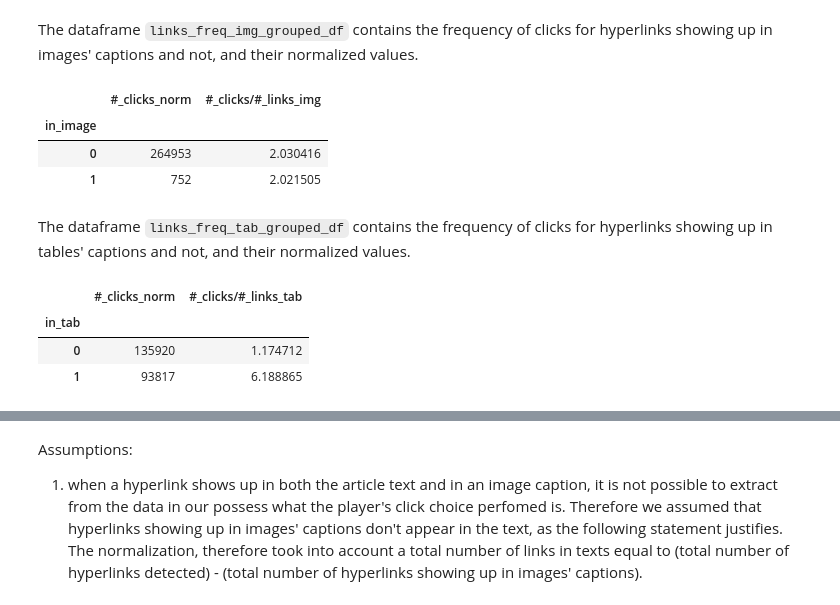
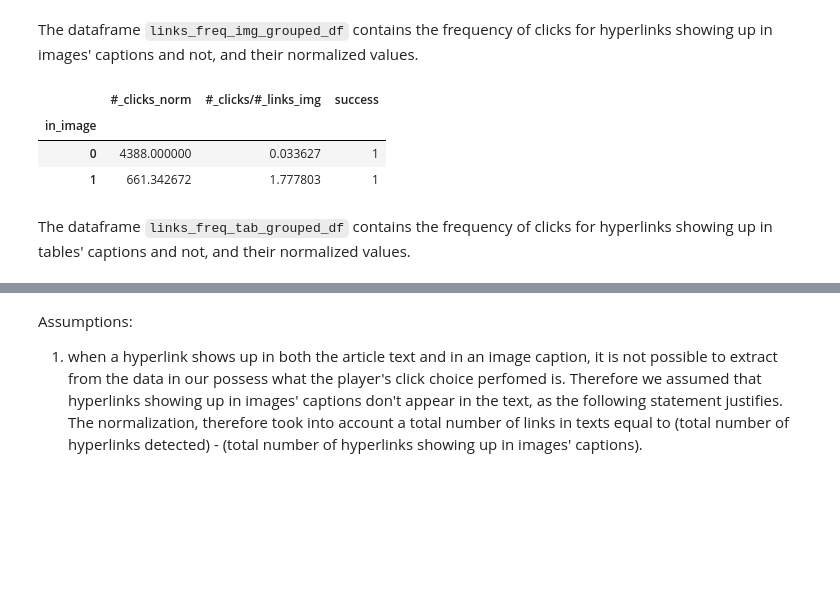
Before and after one commit to epfl-ada/ada-2022-project-theadalyzers, a Jupyter notebook: P2.ipynb, the cells around one changed output, grey strips where cells are left out. Drawn from its saved outputs; the diff is of its cells as text; code cells hidden in the pictures; blank space fills up the shorter version.

```diff
--- a/P2.ipynb
+++ b/P2.ipynb
@@ -557,7 +692,7 @@ def find_links_in_img(soup):
     if links:
         links_in_image_df=pd.DataFrame(links).drop_duplicates()
         links_in_image_df.columns=['link']
-        links_in_image_df=links_in_image_df.apply(filter_link_list)
+        links_in_image_df['link']=links_in_image_df['link'].apply(filter_link)
     else:
         return None
         links_in_image_df=pd.DataFrame()
@@ -773,0 +775,8 @@ links_freq_img
+# %%
+# links showing up in articles
+
+link_in_article=pd.concat(link_positioning_dfs, axis=0)['link']
+
+link_in_article_freq_df=pd.DataFrame(link_in_article.value_counts()).reset_index()
+link_in_article_freq_df.columns=['link', '#_link_in_article']
+link_in_article_freq_df
@@ -773,0 +797,9 @@ links_freq_img
+# %%
+df_img_f=pd.merge(links_freq_img_f, link_in_img_freq_df, how='left', left_on='link', right_on='link')
+new_df_img_f=pd.merge(df_img_f, link_in_article_freq_df, how='left', left_on='link', right_on='link')
+
+new_df_img_f['#_clicks'].fillna(0, inplace=True)
+new_df_img_f['in_image'].fillna(1, inplace=True)
+new_df_img_f['#_link_in_img'].fillna(0, inplace=True)
+
+new_df_img_f
@@ -773,0 +827,9 @@ links_freq_img
+# %%
+norm_values_img_f=new_df_img_f.loc[new_df_img_f['in_image']==1,'#_link_in_img']/new_df_img_f.loc[new_df_img_f['in_image']==1,'#_link_in_article'] #link in text counts also the clicks in images captions
+clicks_norm_img_f=(new_df_img_f['#_clicks']*norm_values_img_f)
+clicks_norm_img_f.fillna(1, inplace=True)
+
+links_freq_img_f_norm=links_freq_img_f.copy()
+links_freq_img_f_norm.rename(columns={'#_clicks':'#_clicks_norm'}, inplace=True)
+links_freq_img_f_norm['#_clicks_norm']=clicks_norm_img_f
+links_freq_img_f_norm
@@ -834,14 +903,15 @@ links_freq_tab
 # %% [markdown]
 The dataframe `links_freq_img_grouped_df` contains the frequency of clicks for hyperlinks showing up in images' captions and not, and their normalized values.
 # %%
-links_freq_img_grouped_df=pd.DataFrame(links_freq_img['#_clicks_norm'].groupby(links_freq_img['in_image']).sum())
+links_freq_img_grouped_df_f=pd.DataFrame(links_freq_img_f_norm['#_clicks_norm'].groupby(links_freq_img_f_norm['in_image']).sum())
 
-links_freq_img_grouped_df.loc[0,'#_clicks/#_links_img']=links_freq_img_grouped_df.loc[0,'#_clicks_norm']/(links_tot-links_in_images_tot)
-links_freq_img_grouped_df.loc[1,'#_clicks/#_links_img']=links_freq_img_grouped_df.loc[1,'#_clicks_norm']/links_in_images_tot
+links_freq_img_grouped_df_f.loc[0,'#_clicks/#_links_img']=links_freq_img_grouped_df_f.loc[0,'#_clicks_norm']/(links_tot-links_in_images_tot)
+links_freq_img_grouped_df_f.loc[1,'#_clicks/#_links_img']=links_freq_img_grouped_df_f.loc[1,'#_clicks_norm']/links_in_images_tot
 
-links_freq_img_grouped_df
+links_freq_img_grouped_df_f['success']=1
+links_freq_img_grouped_df_f
 # %% [output]
-|  | #_clicks_norm | #_clicks/#_links_img |
-| in_image |  |  |
-| 0 | 264953 | 2.030416 |
-| 1 | 752 | 2.021505 |
+|  | #_clicks_norm | #_clicks/#_links_img | success |
+| in_image |  |  |  |
+| 0 | 4388.000000 | 0.033627 | 1 |
+| 1 | 661.342672 | 1.777803 | 1 |
@@ -848,16 +925,11 @@ links_freq_img_grouped_df
 # %% [markdown]
 The dataframe `links_freq_tab_grouped_df` contains the frequency of clicks for hyperlinks showing up in tables' captions and not, and their normalized values.
 # %%
-links_freq_tab_grouped_df=pd.DataFrame(links_freq_tab['#_clicks_norm'].groupby(links_freq_tab['in_tab']).sum())
-
-links_freq_tab_grouped_df.loc[0,'#_clicks/#_links_tab']=links_freq_tab_grouped_df.loc[0,'#_clicks_norm']/(links_tot-links_in_tables_tot)
-links_freq_tab_grouped_df.loc[1,'#_clicks/#_links_tab']=links_freq_tab_grouped_df.loc[1,'#_clicks_norm']/links_in_tables_tot
-
-links_freq_tab_grouped_df
+#links_freq_tab_grouped_df=pd.DataFrame(links_freq_tab['#_clicks_norm'].groupby(links_freq_tab['in_tab']).sum())
+#
+#links_freq_tab_grouped_df.loc[0,'#_clicks/#_links_tab']=links_freq_tab_grouped_df.loc[0,'#_clicks_norm']/(links_tot-links_in_tables_tot)
+#links_freq_tab_grouped_df.loc[1,'#_clicks/#_links_tab']=links_freq_tab_grouped_df.loc[1,'#_clicks_norm']/links_in_tables_tot
+#
+#links_freq_tab_grouped_df
-# %% [output]
-|  | #_clicks_norm | #_clicks/#_links_tab |
-| in_tab |  |  |
-| 0 | 135920 | 1.174712 |
-| 1 | 93817 | 6.188865 |
 # %%
 # dataframe for visualization
```
Also changed, not shown: parts of 74 cells of this notebook.
